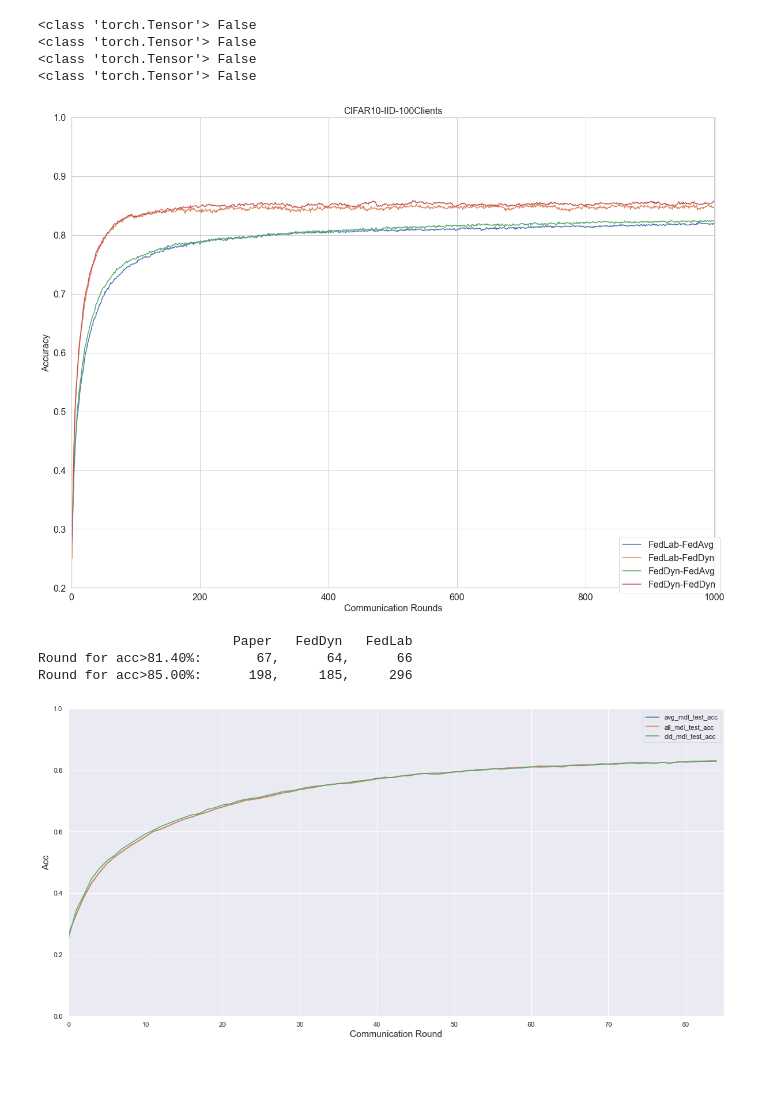
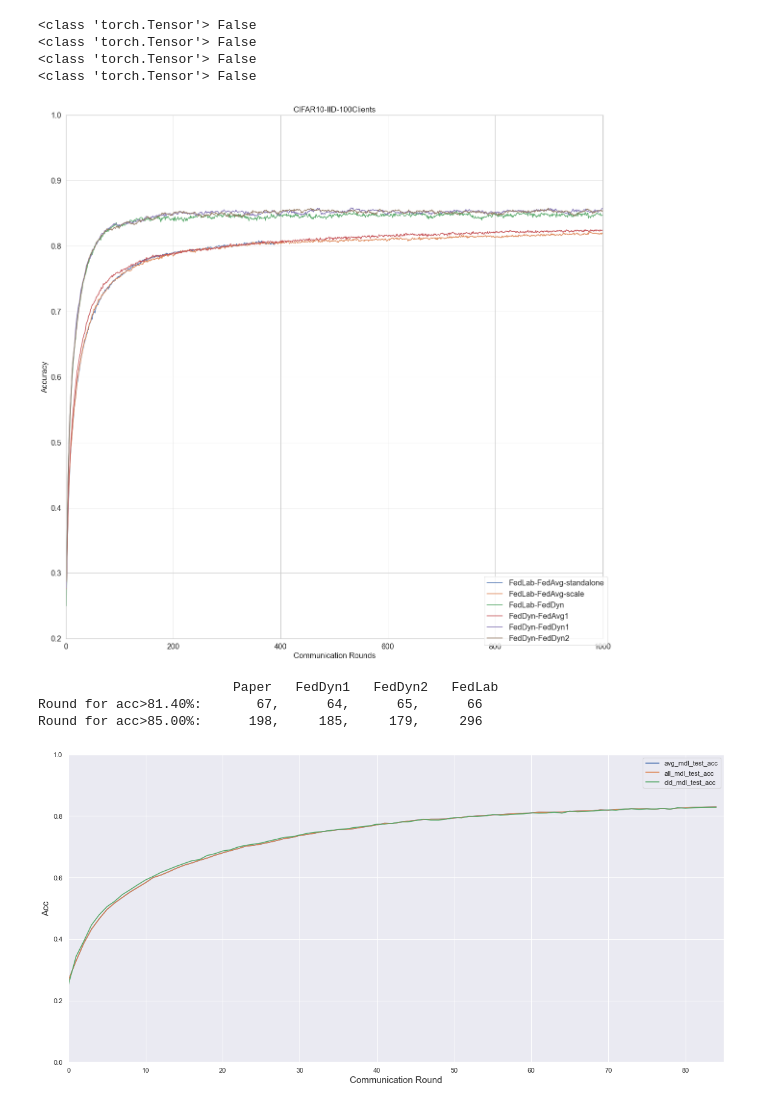
Before and after one commit to SMILELab-FL/FedLab-benchmarks, a Jupyter notebook: fedlab_benchmarks/feddyn/try-feddyn.ipynb, the cells around one changed output. Cells and saved outputs as stored; diff of their text form; code cells hidden in the pictures; blank space fills up the shorter version.

```diff
--- a/fedlab_benchmarks/feddyn/try-feddyn.ipynb
+++ b/fedlab_benchmarks/feddyn/try-feddyn.ipynb
@@ -87,55 +87,63 @@ def result_file_parser(file_name):
                     res[key_name] = values
     return res
 # %%
-res_files = [file for file in os.listdir("./Output/") if file[:7] in ['FedDyn_', 'FedAvg_']]
-all_res = dict()
-for fn in res_files:
-    all_res[fn] = result_file_parser(os.path.join('./Output/', fn))
+# res_files = [file for file in os.listdir("./Output/") if file[:7] in ['FedDyn_', 'FedAvg_']]
+# all_res = dict()
+# for fn in res_files:
+#     all_res[fn] = result_file_parser(os.path.join('./Output/', fn))
 
-feddyn_file = [file for file in res_files if file[:7]=='FedDyn_'][0]
-fedavg_file = [file for file in res_files if file[:7]=='FedAvg_'][0]
+# feddyn_file = [file for file in res_files if file[:7]=='FedDyn_' and file[:7]][0]
+# fedavg_file = [file for file in res_files if file[:7]=='FedAvg_'][0]
 
-feddyn_res = all_res[feddyn_file]
-fedavg_res = all_res[fedavg_file]
+# feddyn_res = all_res[feddyn_file]
+# fedavg_res = all_res[fedavg_file]
+fedlab_fedavg_standalone = result_file_parser(os.path.join('./Output/', 'FedAvg_Cifar10Net_iid_cifar10_standalone.txt'))
+fedlab_fedavg_scale = result_file_parser(os.path.join('./Output/', 'FedAvg_Cifar10Net_iid_cifar10_scale.txt'))
+fedlab_feddyn_single_save = result_file_parser(os.path.join('./Output/', 'FedDyn_Cifar10Net_iid_cifar10_single_save.txt'))
 # %%
-feddyn_feddyn_res = torch.load('./Output/feddyn-FedDyn_metrics.pkl')
-feddyn_fedavg_res = torch.load('./Output/feddyn-FedAvg_metrics.pkl')
+feddyn_feddyn_res1 = torch.load('./Output/feddyn-FedDyn_metrics_run1.pkl')
+feddyn_feddyn_res2 = torch.load('./Output/feddyn-FedDyn_metrics_run2.pkl')
+feddyn_fedavg_res1 = torch.load('./Output/feddyn-FedAvg_metrics_run1.pkl')
 # %%
-plt.figure(figsize=(20, 15))
-plt.plot(np.arange(len(fedavg_res['acc']))+1, fedavg_res['acc'], label='FedLab-FedAvg')
-plt.plot(np.arange(len(feddyn_res['cld_mdl_test_acc']))+1, feddyn_res['cld_mdl_test_acc'], label='FedLab-FedDyn')
-plt.plot(np.arange(1000)+1, feddyn_fedavg_res['tst_perf_sel_FedAvg'][:,1], label='FedDyn-FedAvg')
-plt.plot(np.arange(1000)+1, feddyn_feddyn_res['tst_perf_sel_FedDyn'][:,1], label='FedDyn-FedDyn')
+plt.figure(figsize=(20, 20))
+plt.plot(np.arange(len(fedlab_fedavg_standalone['acc']))+1, fedlab_fedavg_standalone['acc'], label='FedLab-FedAvg-standalone')
+plt.plot(np.arange(len(fedlab_fedavg_scale['acc']))+1, fedlab_fedavg_scale['acc'], label='FedLab-FedAvg-scale')
+plt.plot(np.arange(len(fedlab_feddyn_single_save['cld_mdl_test_acc']))+1, fedlab_feddyn_single_save['cld_mdl_test_acc'], label='FedLab-FedDyn')
+plt.plot(np.arange(1000)+1, feddyn_fedavg_res1['tst_perf_sel_FedAvg'][:,1], label='FedDyn-FedAvg1')
+plt.plot(np.arange(1000)+1, feddyn_feddyn_res1['tst_perf_sel_FedDyn'][:,1], label='FedDyn-FedDyn1')
+plt.plot(np.arange(1000)+1, feddyn_feddyn_res2['tst_perf_sel_FedDyn'][:,1], label='FedDyn-FedDyn2')
 plt.ylabel('Accuracy', fontsize=16)
 plt.xlabel('Communication Rounds', fontsize=16)
 plt.legend(fontsize=16, loc='lower right', bbox_to_anchor=(1.015, -0.02))
 plt.xlim([0, len(fedavg_res['acc'])+1])
 plt.ylim([0.2, 1.0])
 plt.title('CIFAR10-IID-100Clients', fontsize=16)
 plt.xticks(fontsize=16)
 plt.yticks(np.arange(0.2, 1.05, step=0.1),fontsize=16)
 plt.grid(True)
 plt.savefig('./Output/CIFAR10_100_iid_plots.png', dpi=1000, bbox_inches='tight')
 # plt.show()
 # %% [output]
-[figure, old version]
+[figure, new version]
 # %%
 acc1 = 0.814
 acc2 = 0.85
 paper_acc1_round = 67
 paper_acc2_round = 198
-feddyn_feddyn_acc1_round = np.argwhere(feddyn_feddyn_res['tst_perf_sel_FedDyn'][:,1]>=acc1)[0,0] + 1
-feddyn_feddyn_acc2_round = np.argwhere(feddyn_feddyn_res['tst_perf_sel_FedDyn'][:,1]>=acc2)[0,0] + 1
+feddyn_feddyn1_acc1_round = np.argwhere(feddyn_feddyn_res1['tst_perf_sel_FedDyn'][:,1]>=acc1)[0,0] + 1
+feddyn_feddyn1_acc2_round = np.argwhere(feddyn_feddyn_res1['tst_perf_sel_FedDyn'][:,1]>=acc2)[0,0] + 1
+feddyn_feddyn2_acc1_round = np.argwhere(feddyn_feddyn_res2['tst_perf_sel_FedDyn'][:,1]>=acc1)[0,0] + 1
+feddyn_feddyn2_acc2_round = np.argwhere(feddyn_feddyn_res2['tst_perf_sel_FedDyn'][:,1]>=acc2)[0,0] + 1
 fedlab_feddyn_acc1_round = np.argwhere(np.array(feddyn_res['cld_mdl_test_acc'])>=acc1)[0,0] + 1
 fedlab_feddyn_acc2_round = np.argwhere(np.array(feddyn_res['cld_mdl_test_acc'])>=acc2)[0,0] + 1
 
-print("                         Paper   FedDyn   FedLab")
-print(f"Round for acc>{acc1*100:.2f}%: {paper_acc1_round:8d},{feddyn_feddyn_acc1_round:8d},{fedlab_feddyn_acc1_round:8d}")
-print(f"Round for acc>{acc2*100:.2f}%: {paper_acc2_round:8d},{feddyn_feddyn_acc2_round:8d},{fedlab_feddyn_acc2_round:8d}")
+print("                         Paper   FedDyn1   FedDyn2   FedLab")
+print(f"Round for acc>{acc1*100:.2f}%: {paper_acc1_round:8d},{feddyn_feddyn1_acc1_round:8d},{feddyn_feddyn2_acc1_round:8d},{fedlab_feddyn_acc1_round:8d}")
+print(f"Round for acc>{acc2*100:.2f}%: {paper_acc2_round:8d},{feddyn_feddyn1_acc2_round:8d},{feddyn_feddyn2_acc2_round:8d},{fedlab_feddyn_acc2_round:8d}")
 # %% [output]
-                         Paper   FedDyn   FedLab
-Round for acc>81.40%:       67,      64,      66
-Round for acc>85.00%:      198,     185,     296
+                         Paper   FedDyn1   FedDyn2   FedLab
+Round for acc>81.40%:       67,      64,      65,      66
+Round for acc>85.00%:      198,     185,     179,     296
 # %%
 # all_res = dict()
 # for fn in res_files:
```
Also changed, not shown: 5 other files.
